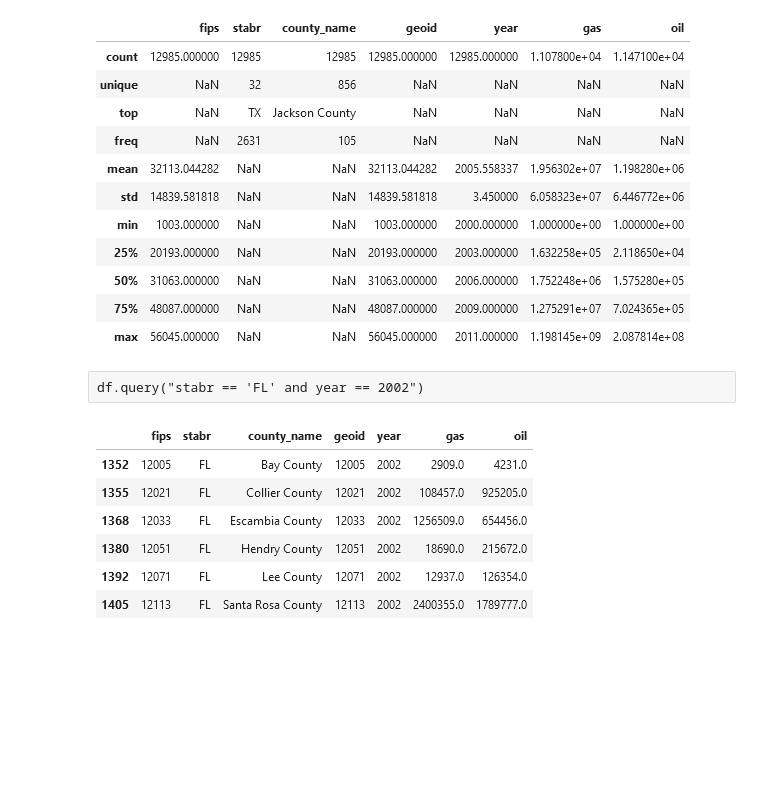
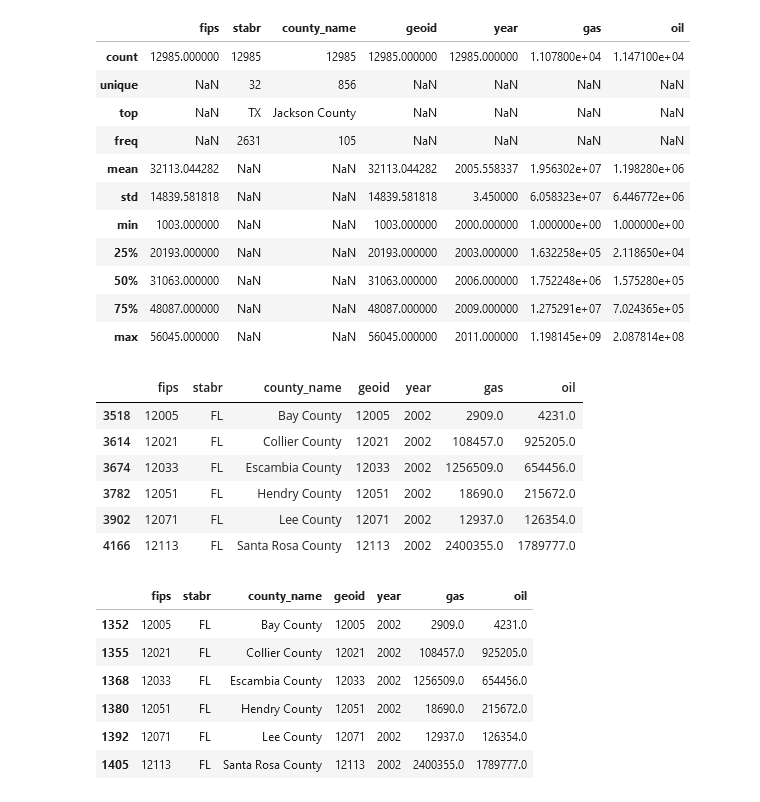
Before and after one commit to agarca4/Exercises-Pandas, a Jupyter notebook: Exercise1_Oil&Gas.ipynb, the cells around one changed output. Drawn from its saved outputs; the diff is of its cells as text; code cells hidden in the pictures; blank space fills up the shorter version.

```diff
--- a/Exercise1_Oil&Gas.ipynb
+++ b/Exercise1_Oil&Gas.ipynb
@@ -104,6 +129,14 @@ df_final.describe(include = 'all')
 # %% [markdown]
 ![imagen.png](attachment:7152f164-7f6a-4306-bc85-382fc8a221f4.png)
-# %% [raw]
-df.query("stabr == 'FL' and year == 2002")
+# %%
+df_final.query("stabr == 'FL' and year == 2002")
+# %% [output]
+|  | fips | stabr | county_name | geoid | year | gas | oil |
+| 3518 | 12005 | FL | Bay County | 12005 | 2002 | 2909.0 | 4231.0 |
+| 3614 | 12021 | FL | Collier County | 12021 | 2002 | 108457.0 | 925205.0 |
+| 3674 | 12033 | FL | Escambia County | 12033 | 2002 | 1256509.0 | 654456.0 |
+| 3782 | 12051 | FL | Hendry County | 12051 | 2002 | 18690.0 | 215672.0 |
+| 3902 | 12071 | FL | Lee County | 12071 | 2002 | 12937.0 | 126354.0 |
+| 4166 | 12113 | FL | Santa Rosa County | 12113 | 2002 | 2400355.0 | 1789777.0 |
 # %% [markdown]
 ![imagen.png](attachment:d50f0621-00d0-4450-9c78-02d4117772f9.png)
```
Also changed, not shown: parts of 10 cells of this notebook, 1 other file.
